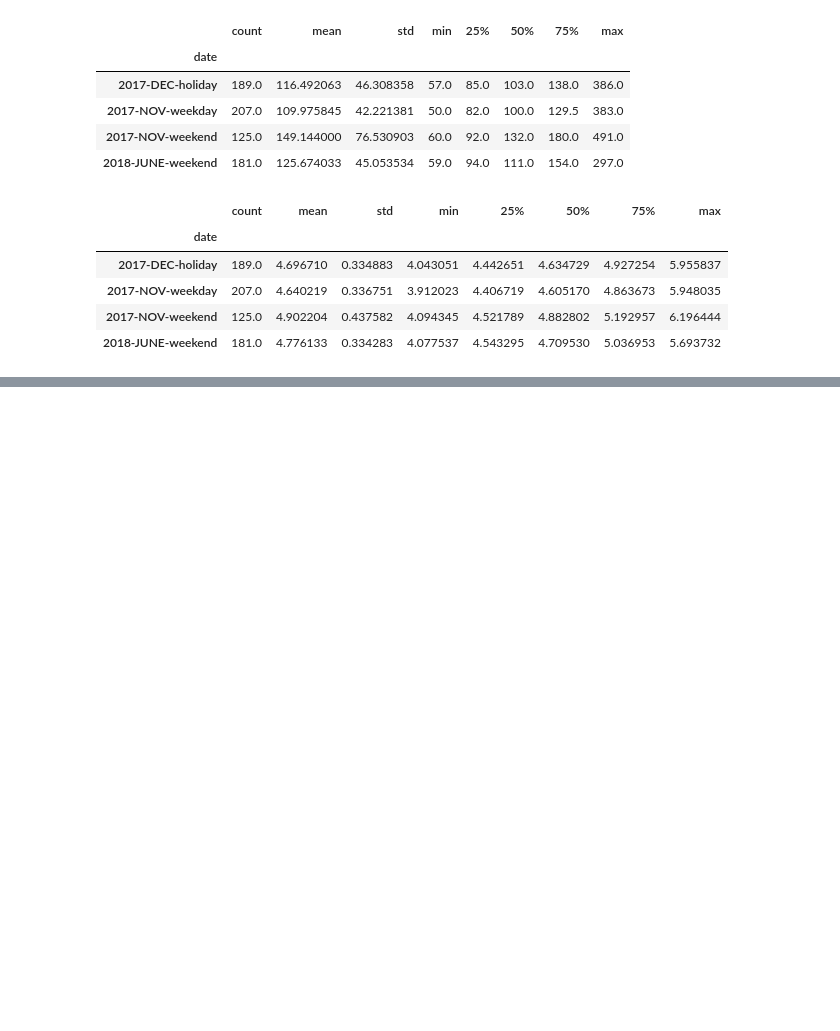
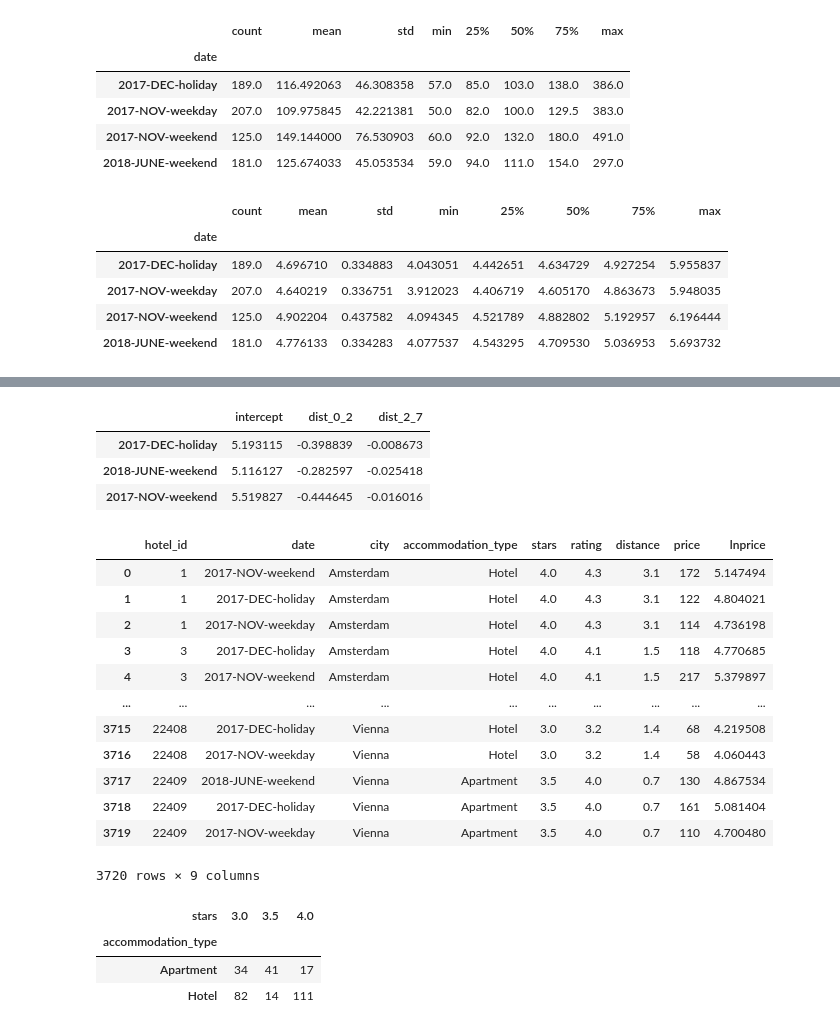
Before and after one commit to zholler/da_case_studies, a Jupyter notebook: ch09-hotels-europe-stability/ch9-hotels.ipynb, the cells around one changed output, grey strips where cells are left out. Drawn from its saved outputs; the diff is of its cells as text; code cells hidden in the pictures; blank space fills up the shorter version.

```diff
--- a/ch09-hotels-europe-stability/ch9-hotels.ipynb
+++ b/ch09-hotels-europe-stability/ch9-hotels.ipynb
@@ -173,0 +223,25 @@ Warnings:
+# %%
+pd.DataFrame(np.stack(coefs),index=dates,columns=['intercept','dist_0_2','dist_2_7'])
+# %% [output]
+|  | intercept | dist_0_2 | dist_2_7 |
+| 2017-DEC-holiday | 5.193115 | -0.398839 | -0.008673 |
+| 2018-JUNE-weekend | 5.116127 | -0.282597 | -0.025418 |
+| 2017-NOV-weekend | 5.519827 | -0.444645 | -0.016016 |
+# %%
+data = pd.read_csv(os.path.join(data_out,"hotels_work.csv"))
+# %%
+data
+# %% [output]
+|  | hotel_id | date | city | accommodation_type | stars | rating | distance | price | lnprice |
+| 0 | 1 | 2017-NOV-weekend | Amsterdam | Hotel | 4.0 | 4.3 | 3.1 | 172 | 5.147494 |
+| 1 | 1 | 2017-DEC-holiday | Amsterdam | Hotel | 4.0 | 4.3 | 3.1 | 122 | 4.804021 |
+| 2 | 1 | 2017-NOV-weekday | Amsterdam | Hotel | 4.0 | 4.3 | 3.1 | 114 | 4.736198 |
+| 3 | 3 | 2017-DEC-holiday | Amsterdam | Hotel | 4.0 | 4.1 | 1.5 | 118 | 4.770685 |
+| 4 | 3 | 2017-NOV-weekend | Amsterdam | Hotel | 4.0 | 4.1 | 1.5 | 217 | 5.379897 |
+| ... | ... | ... | ... | ... | ... | ... | ... | ... | ... |
+| 3715 | 22408 | 2017-DEC-holiday | Vienna | Hotel | 3.0 | 3.2 | 1.4 | 68 | 4.219508 |
+| 3716 | 22408 | 2017-NOV-weekday | Vienna | Hotel | 3.0 | 3.2 | 1.4 | 58 | 4.060443 |
+| 3717 | 22409 | 2018-JUNE-weekend | Vienna | Apartment | 3.5 | 4.0 | 0.7 | 130 | 4.867534 |
+| 3718 | 22409 | 2017-DEC-holiday | Vienna | Apartment | 3.5 | 4.0 | 0.7 | 161 | 5.081404 |
+| 3719 | 22409 | 2017-NOV-weekday | Vienna | Apartment | 3.5 | 4.0 | 0.7 | 110 | 4.700480 |
+3720 rows × 9 columns
@@ -173,0 +253,7 @@ Warnings:
+# %%
+pd.crosstab(index=data['accommodation_type'], columns=data['stars'])
+# %% [output]
+| stars | 3.0 | 3.5 | 4.0 |
+| accommodation_type |  |  |  |
+| Apartment | 34 | 41 | 17 |
+| Hotel | 82 | 14 | 111 |
```
Also changed, not shown: parts of 16 cells of this notebook.
